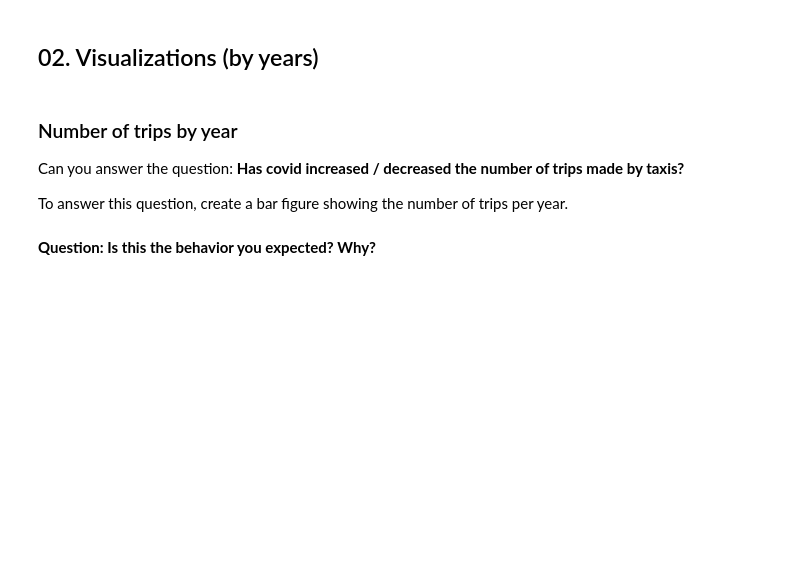
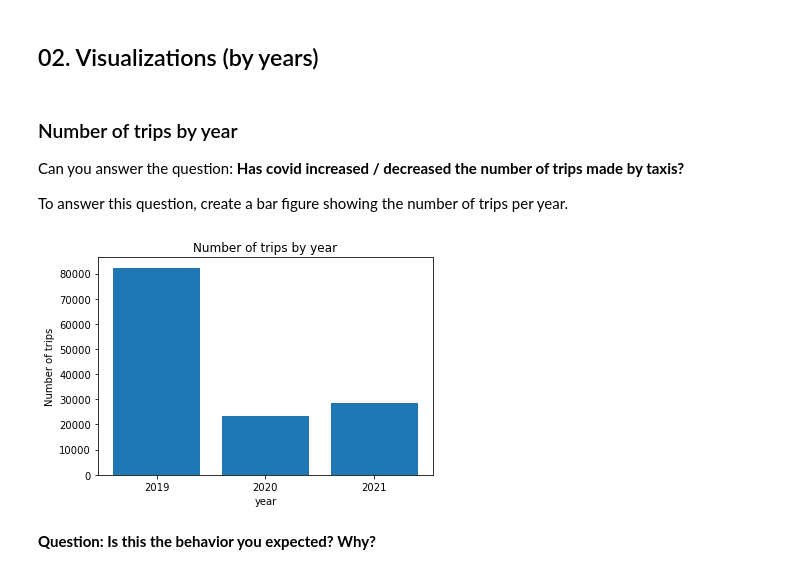
Before and after one commit to pau-torrente/DSUB_p1, a Jupyter notebook: AssignmentCode.ipynb, the cells around one changed output. Drawn from its saved outputs; the diff is of its cells as text; code cells hidden in the pictures; blank space fills up the shorter version.

Commit message:
Add gitignore file and fix bar chart code

```diff
--- a/AssignmentCode.ipynb
+++ b/AssignmentCode.ipynb
@@ -257,13 +255,24 @@ def bar_plot(df, column, xlabel, ylabel, title):
     A function that creates a bar figure from the dataframe *df* and the content of the *column* that contains the information.
     """
 
-    x,y = np.unique(df['anything'], return_counts=True)
+    x , h = np.unique(df['year'], return_counts=True)
 
-    plt.bar(*np.unique(df['anything'], return_counts=True)) #* tells plt that the function gives out 2 values and decompresses it
-    #gives an array containing unique values and how many times each value has appeared
-    #
+#     plt.bar(*np.unique(df['anything'], return_counts=True)) #* tells plt that the function gives out 2 values and decompresses it
+#     #gives an array containing unique values and how many times each value has appeared
+#     #
+
+    plt.bar(x,h)
+
+    plt.xlabel(xlabel)
+    plt.ylabel(ylabel)
+    plt.title(title)
+
+    #Permite agrupar y colocar solo los años exactos 2019,2020,2021 y no 2019,2019.5,2020,2020.5
+    plt.xticks(YEARS)
 # %%
-bar_plot(df, 'year', 'Any', 'Number of trips', 'Number of trips by year')
+bar_plot(df, 'year', 'year', 'Number of trips', 'Number of trips by year')
+# %% [output]
+[figure, added]
 # %% [markdown]
 **Question: Is this the behavior you expected? Why?**
 # %% [markdown]
```
Also changed, not shown: parts of 2 cells of this notebook, 1 other file.
